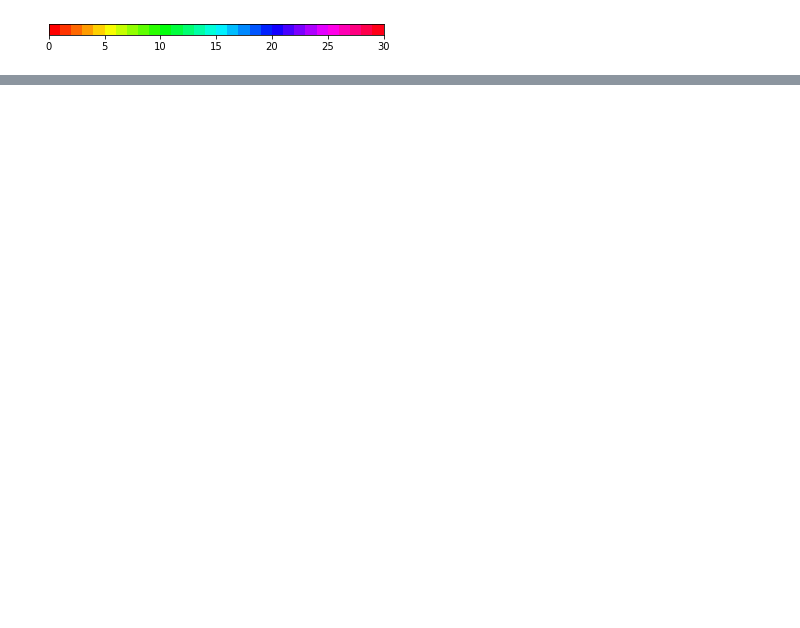
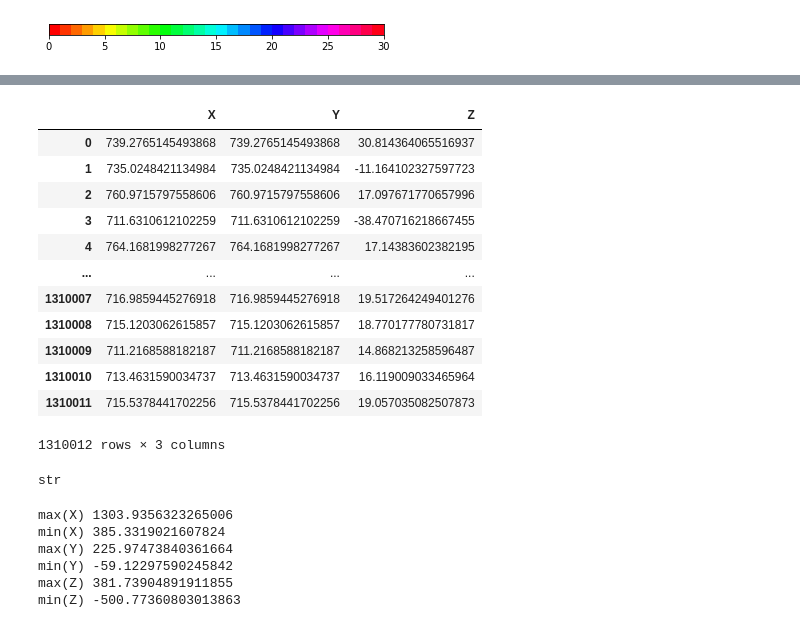
Before and after one commit to engineerjkk/MakingVoxels, a Jupyter notebook: 3dplot.ipynb, the cells around one changed output, grey strips where cells are left out. Saved outputs shown, nothing was run; the diff lists cells and outputs as text; code cells hidden in the pictures; blank space fills up the shorter version.

```diff
--- a/3dplot.ipynb
+++ b/3dplot.ipynb
@@ -351,0 +292,3 @@ plt.show()
+# %%
+with open("points3D.txt") as f:
+    points3D = f.read().splitlines()
@@ -351,0 +337,29 @@ plt.show()
+# %%
+from tqdm import tqdm
+# captture nodes in 2 separate lists
+X = []
+Y = []
+Z = []
+
+for i in tqdm(points3D):
+  X.append(i.split(' ')[1])
+  Y.append(i.split(' ')[2])
+  Z.append(i.split(' ')[3])
+
+df_points3D = pd.DataFrame({'X': X, 'Y': X, 'Z' : Z})
+# %%
+df_points3D
+# %% [output]
+|  | X | Y | Z |
+| 0 | 739.2765145493868 | 739.2765145493868 | 30.814364065516937 |
+| 1 | 735.0248421134984 | 735.0248421134984 | -11.164102327597723 |
+| 2 | 760.9715797558606 | 760.9715797558606 | 17.097671770657996 |
+| 3 | 711.6310612102259 | 711.6310612102259 | -38.470716218667455 |
+| 4 | 764.1681998277267 | 764.1681998277267 | 17.14383602382195 |
+| ... | ... | ... | ... |
+| 1310007 | 716.9859445276918 | 716.9859445276918 | 19.517264249401276 |
+| 1310008 | 715.1203062615857 | 715.1203062615857 | 18.770177780731817 |
+| 1310009 | 711.2168588182187 | 711.2168588182187 | 14.868213258596487 |
+| 1310010 | 713.4631590034737 | 713.4631590034737 | 16.119009033465964 |
+| 1310011 | 715.5378441702256 | 715.5378441702256 | 19.057035082507873 |
+1310012 rows × 3 columns
@@ -351,0 +375,18 @@ plt.show()
+# %%
+type(X[0])
+# %% [output]
+str
+# %%
+print("max(X)",max(X))
+print("min(X)",min(X))
+print("max(Y)",max(Y))
+print("min(Y)",min(Y))
+print("max(Z)",max(Z))
+print("min(Z)",min(Z))
+# %% [output]
+max(X) 1303.9356323265006
+min(X) 385.3319021607824
+max(Y) 225.97473840361664
+min(Y) -59.12297590245842
+max(Z) 381.73904891911855
+min(Z) -500.77360803013863
```
Also changed, not shown: parts of 15 cells of this notebook, 1 other file.
